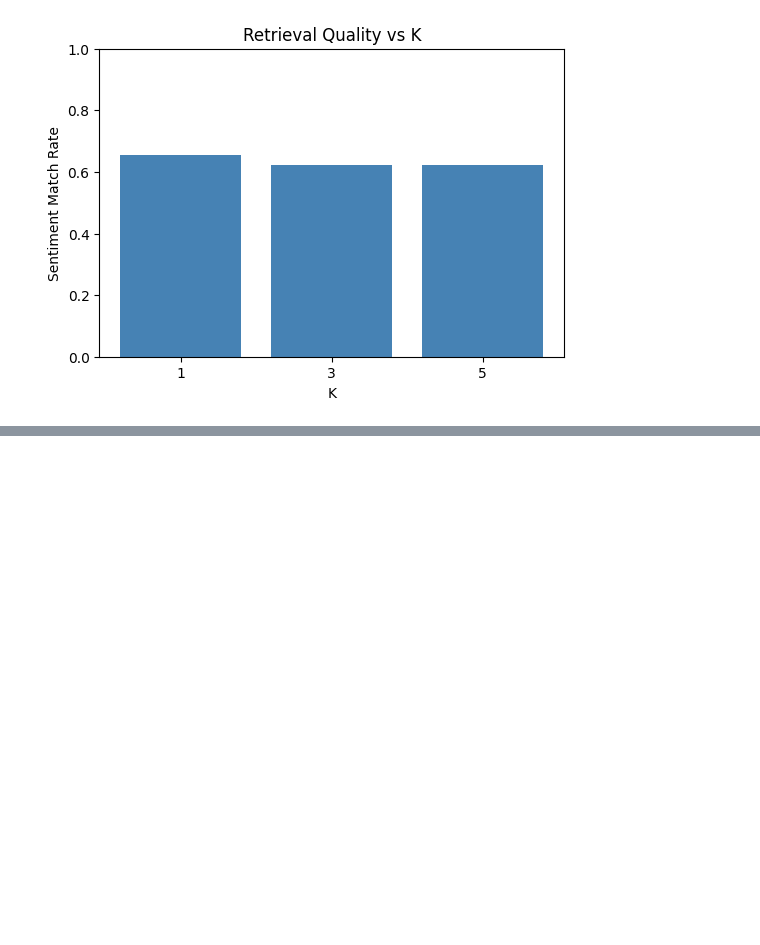
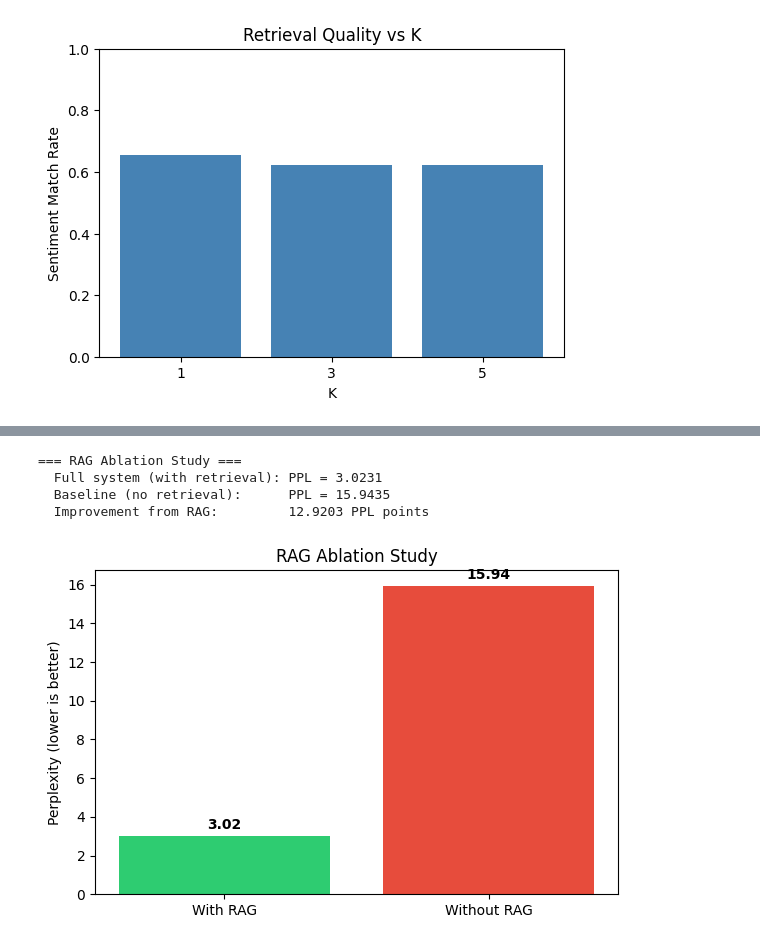
Before and after one commit to dilawaiz-hameed/i23-2518-NLP-Assignment3, a Jupyter notebook: i232518_NLP_Assignment3.ipynb, the cells around one changed output, grey strips where cells are left out. Drawn from its saved outputs; the diff is of its cells as text; code cells hidden in the pictures; blank space fills up the shorter version.

```diff
--- a/i232518_NLP_Assignment3.ipynb
+++ b/i232518_NLP_Assignment3.ipynb
@@ -770,0 +1186,25 @@ K=5: sentiment match rate = 0.622
+# %%
+# ── 4.9 RAG Ablation Study ────────────────────────────────────
+print('=== RAG Ablation Study ===')
+print(f'  Full system (with retrieval): PPL = {rag_ppl:.4f}')
+print(f'  Baseline (no retrieval):      PPL = {norag_ppl:.4f}')
+delta = norag_ppl - rag_ppl
+print(f'  Improvement from RAG:         {delta:.4f} PPL points')
+
+fig, ax = plt.subplots(figsize=(6, 4))
+bars = ax.bar(['With RAG', 'Without RAG'], [rag_ppl, norag_ppl],
+               color=['#2ecc71', '#e74c3c'])
+ax.set_ylabel('Perplexity (lower is better)')
+ax.set_title('RAG Ablation Study')
+for bar, val in zip(bars, [rag_ppl, norag_ppl]):
+    ax.text(bar.get_x() + bar.get_width()/2, bar.get_height() + 0.2,
+            f'{val:.2f}', ha='center', va='bottom', fontweight='bold')
+plt.tight_layout()
+plt.savefig('results/rag_ablation.png', dpi=150)
+plt.show()
+# %% [output]
+=== RAG Ablation Study ===
+  Full system (with retrieval): PPL = 3.0231
+  Baseline (no retrieval):      PPL = 15.9435
+  Improvement from RAG:         12.9203 PPL points
+[figure, added]
```
Also changed, not shown: parts of 12 cells of this notebook.
